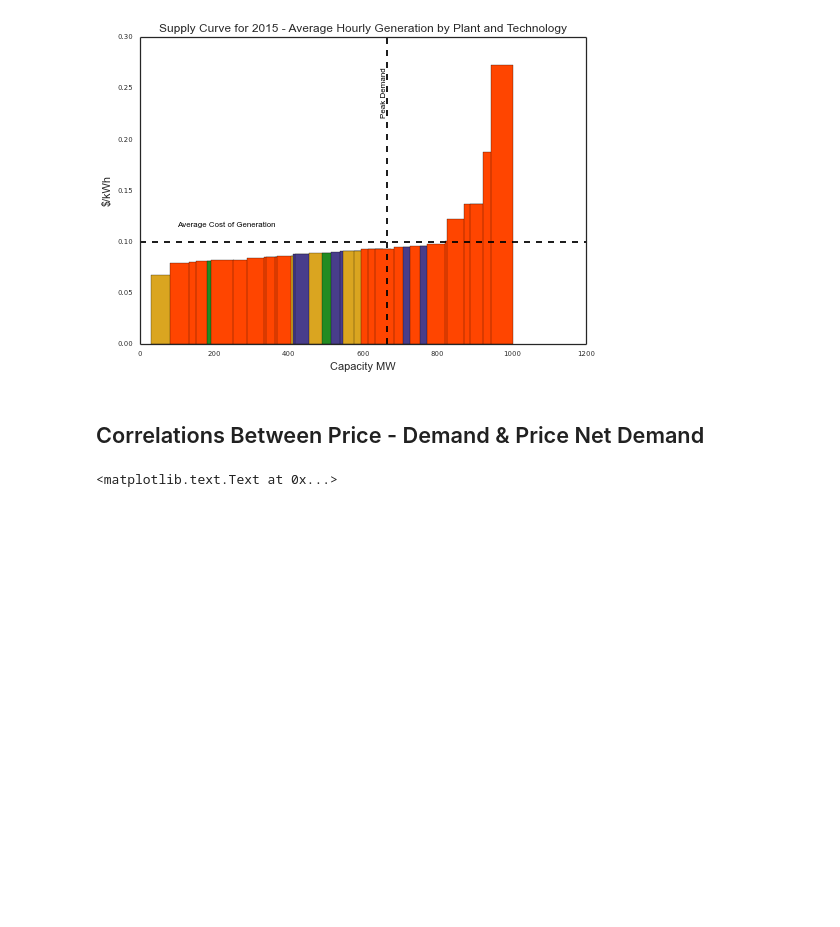
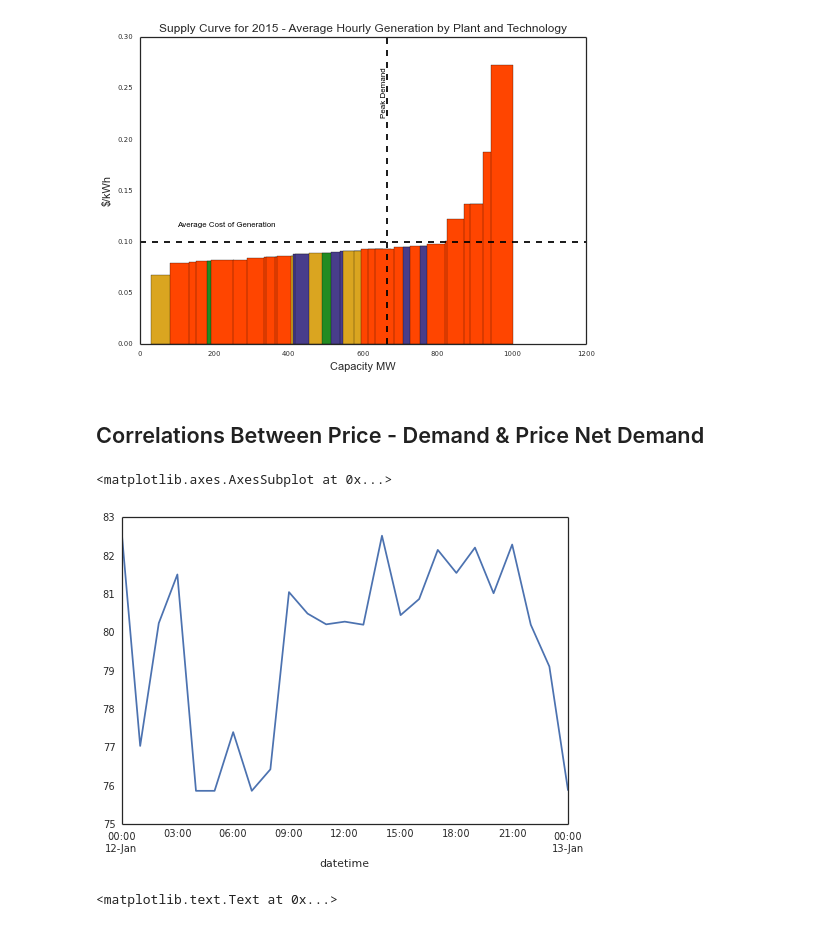
Before and after one commit to diegoleonbarido/flexbox-data-dump-analysis, a Jupyter notebook: ipynb/System_Level.ipynb, the cells around one changed output. Drawn from its saved outputs; the diff is of its cells as text; code cells hidden in the pictures; blank space fills up the shorter version.

```diff
--- a/ipynb/System_Level.ipynb
+++ b/ipynb/System_Level.ipynb
@@ -586,6 +586,12 @@ plt.text(100, supply_curve_frame_sorted['$/kWh'].mean() + 0.02,'Average Cost of
 [figure]
 # %% [markdown]
 ## Correlations Between Price - Demand & Price Net Demand
+# %%
+cosa = gen_prices_2015[datetime(2015,1,12):datetime(2015,1,13)]
+cosa['price'].plot()
+# %% [output]
+<matplotlib.axes.AxesSubplot at 0x...>
+[figure, added]
 # %%
 #Merging the price data frame created much further above and plotting correlations to net load
 gen_prices = pd.merge(df_actual, prices_df_index, right_index=True, left_index=True)
```
Also changed, not shown: parts of 21 cells of this notebook, 4 other files.
